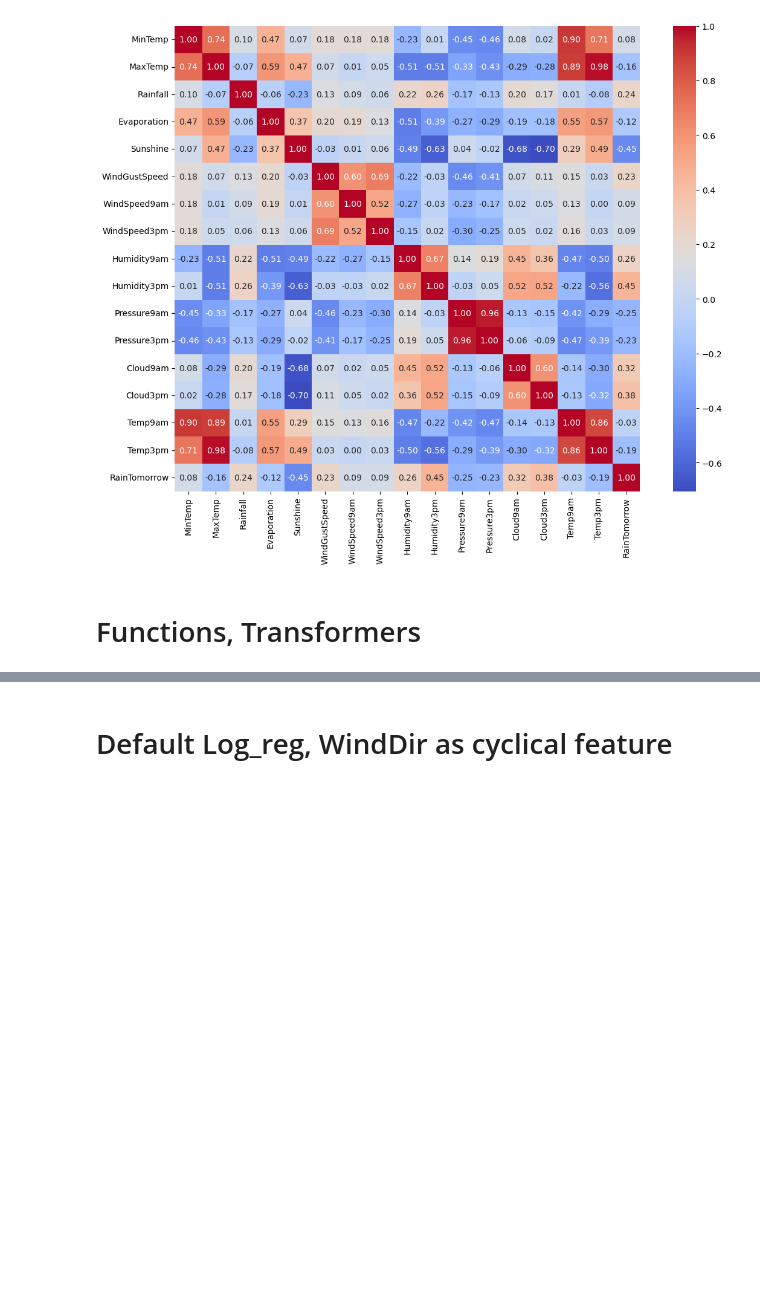
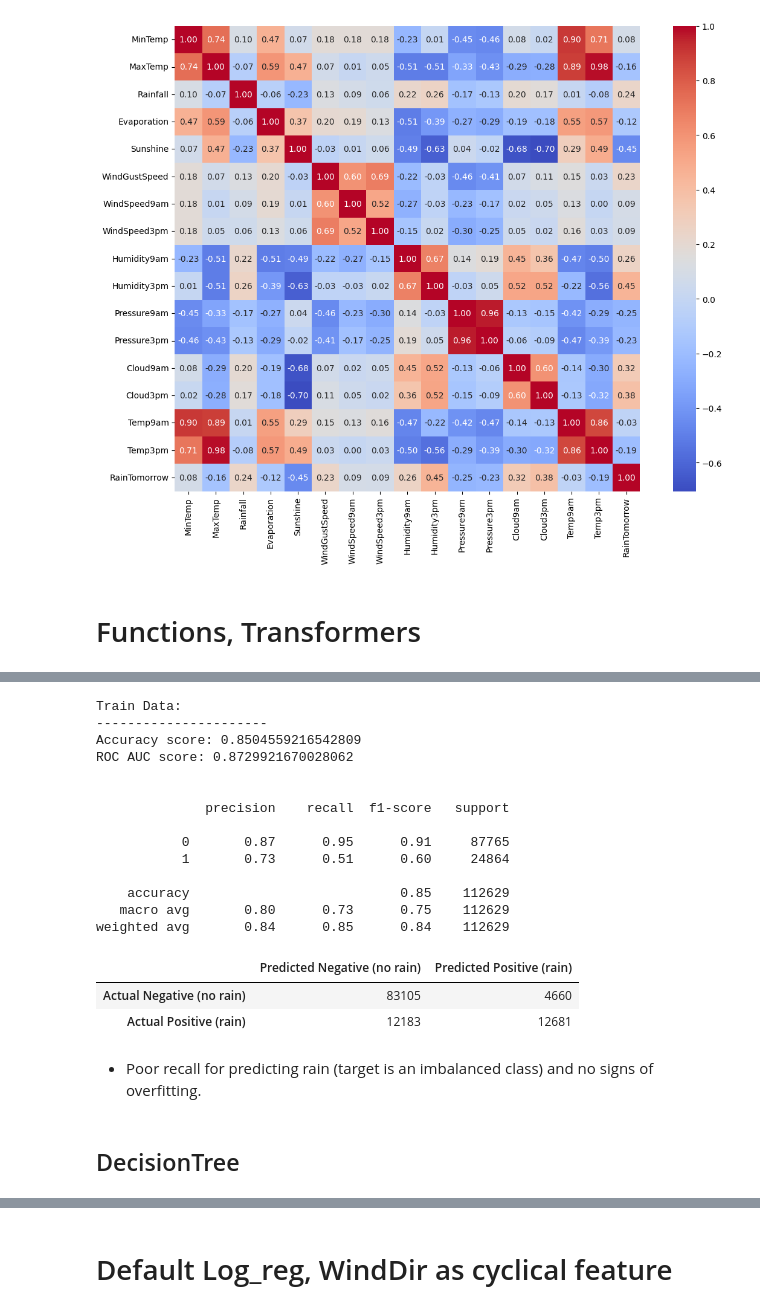
Before and after one commit to TomaszWasilewski/Predict-rain-in-Australia, a Jupyter notebook: rain_in_australia.ipynb, the cells around one changed output, grey strips where cells are left out. Drawn from its saved outputs; the diff is of its cells as text; code cells hidden in the pictures; blank space fills up the shorter version.

```diff
--- a/rain_in_australia.ipynb
+++ b/rain_in_australia.ipynb
@@ -506,0 +593,26 @@ weighted avg       0.84      0.85      0.84    112629
+# %%
+create_metrics_dataframe(*train_metrics, 'Train')
+# %% [output]
+Train Data:
+----------------------
+Accuracy score: 0.8504559216542809
+ROC AUC score: 0.8729921670028062
+
+
+              precision    recall  f1-score   support
+
+           0       0.87      0.95      0.91     87765
+           1       0.73      0.51      0.60     24864
+
+    accuracy                           0.85    112629
+   macro avg       0.80      0.73      0.75    112629
+weighted avg       0.84      0.85      0.84    112629
+|  | Predicted Negative (no rain) | Predicted Positive (rain) |
+| Actual Negative (no rain) | 83105 | 4660 |
+| Actual Positive (rain) | 12183 | 12681 |
+# %% [markdown]
+
+
+* Poor recall for predicting rain (target is an imbalanced class) and no signs of overfitting.
+# %% [markdown]
+## DecisionTree
```
Also changed, not shown: parts of 114 cells of this notebook.
